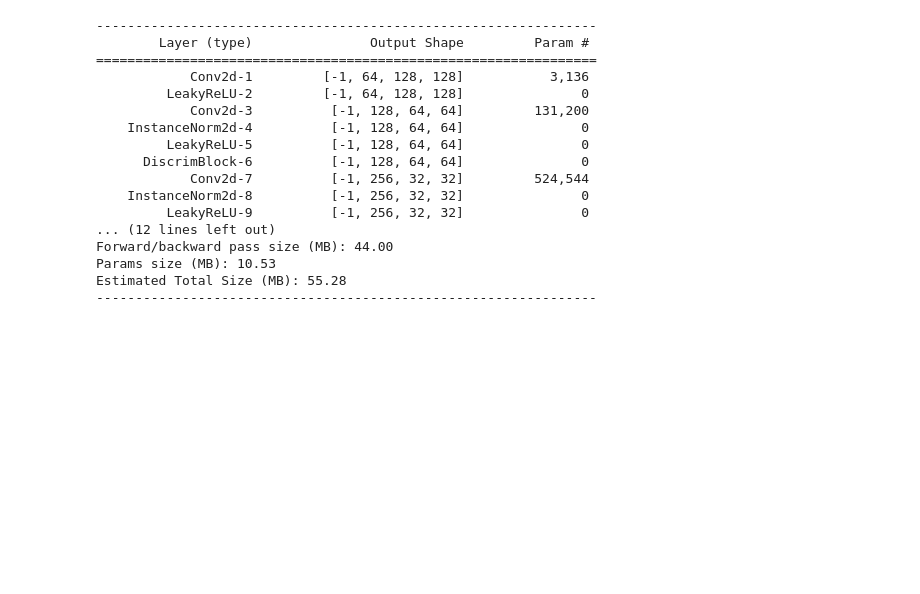
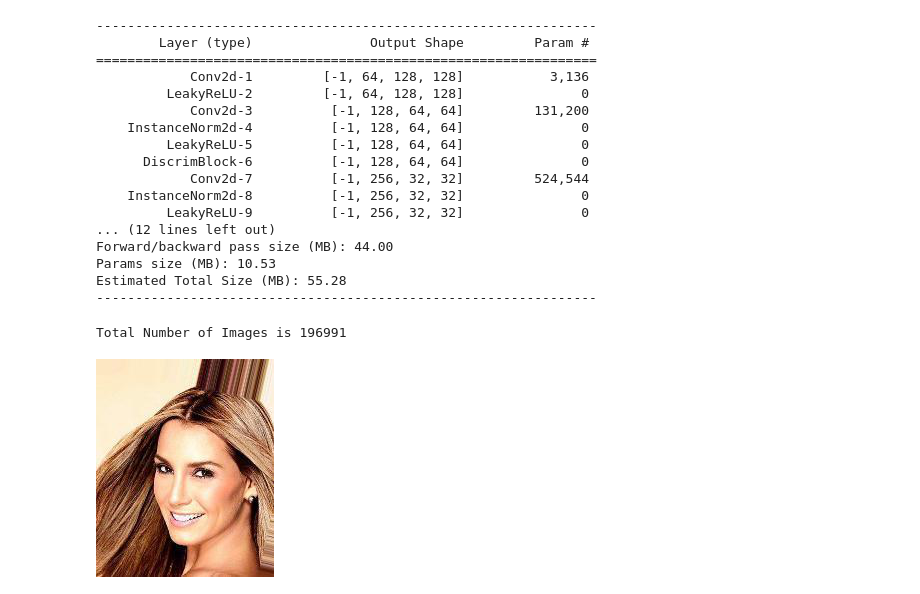
Before and after one commit to CreamNuts/MaskProject, a Jupyter notebook: test.ipynb, the cells around one changed output. Drawn from its saved outputs; the diff is of its cells as text; code cells hidden in the pictures; blank space fills up the shorter version.

```diff
--- a/test.ipynb
+++ b/test.ipynb
@@ -46,3 +46,16 @@ Forward/backward pass size (MB): 44.00
 Params size (MB): 10.53
 Estimated Total Size (MB): 55.28
 ----------------------------------------------------------------
+# %%
+from torch.utils.data import DataLoader
+from dataset import *
+from utils import save_image
+
+transform = transforms.ToTensor()
+set = Mask(dir='../data/celeba', transform=transform)
+loader = DataLoader(set, batch_size=4)
+img, mask = iter(loader).next()
+save_image(img.cuda, mask, img, 3)
+# %% [output]
+Total Number of Images is 196991
+[figure, added]
```
Also changed, not shown: 1 other file.
